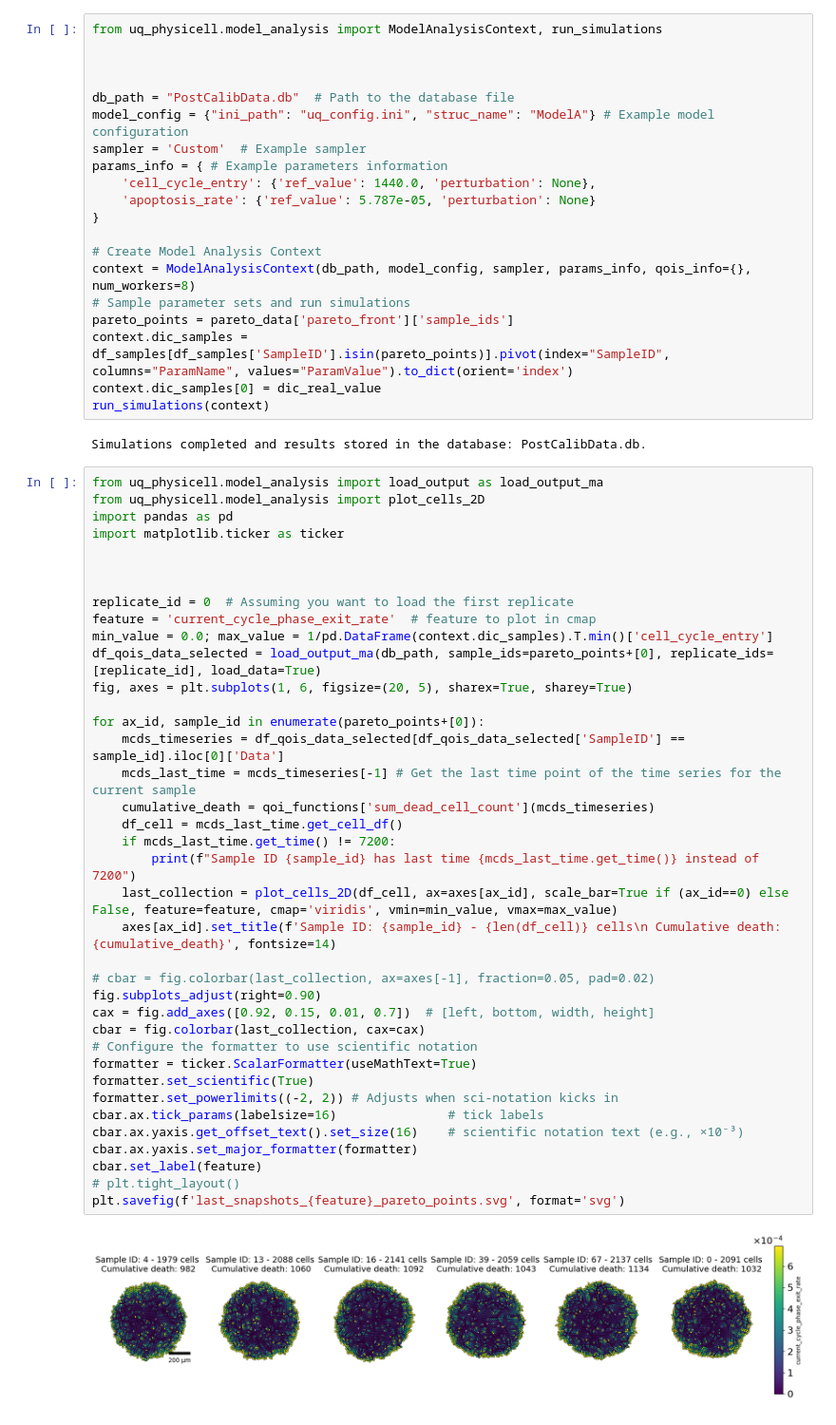
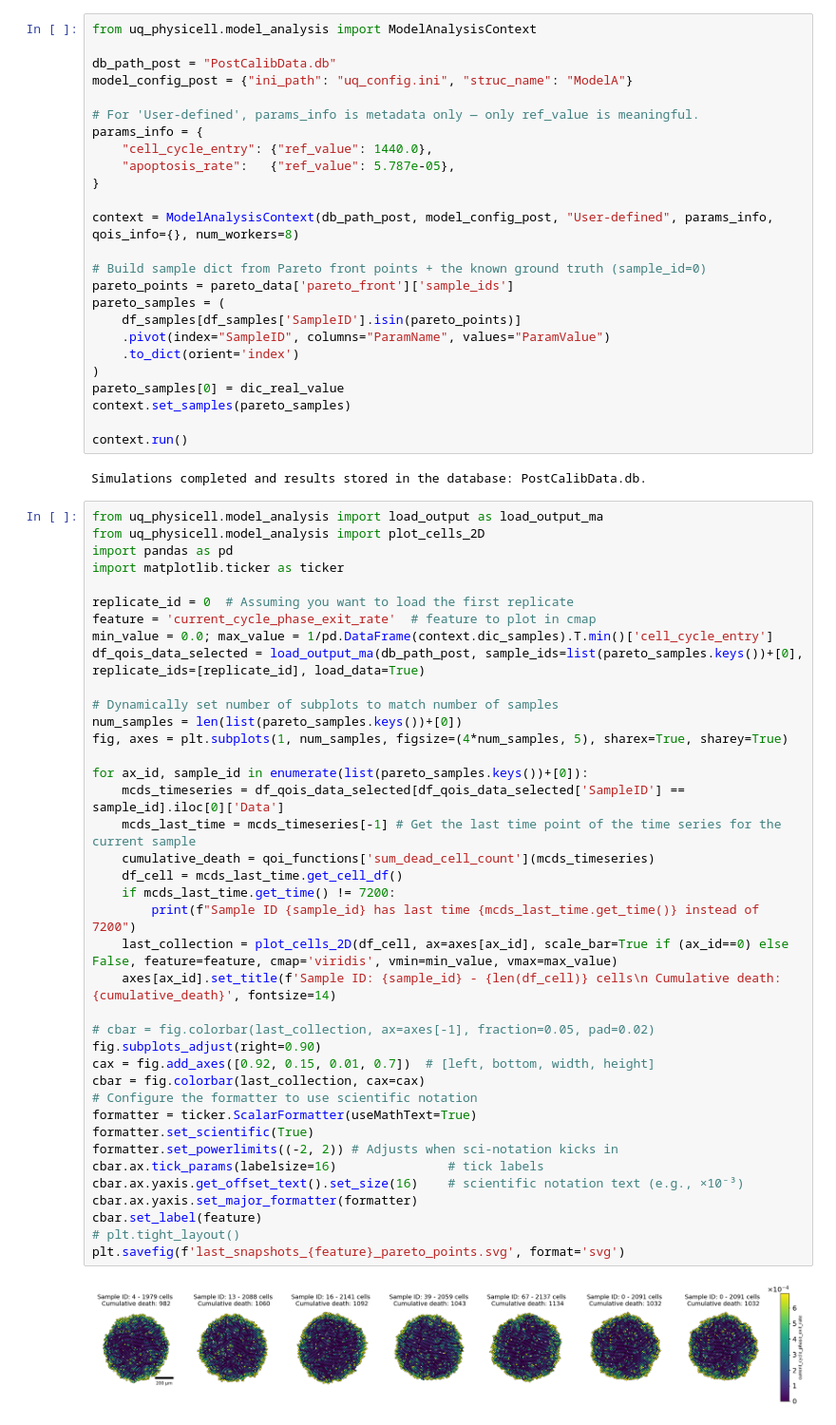
Before and after one commit to heberlr/UQ_PhysiCell, a Jupyter notebook: examples/template/ex9_Calib_BO.ipynb, the cells around one changed output. Shown at 95% size. Saved outputs shown, nothing was run; the diff lists cells and outputs as text.

Commit message:
Refactor code structure for improved readability and maintainability

```diff
--- a/examples/template/ex9_Calib_BO.ipynb
+++ b/examples/template/ex9_Calib_BO.ipynb
@@ -192,25 +197,30 @@ plt.savefig(f'Pareto_front_BO.svg', format='svg')
 # %% [output]
 [figure]
 # %%
-from uq_physicell.model_analysis import ModelAnalysisContext, run_simulations
+from uq_physicell.model_analysis import ModelAnalysisContext
 
+db_path_post = "PostCalibData.db"
+model_config_post = {"ini_path": "uq_config.ini", "struc_name": "ModelA"}
 
-
-db_path = "PostCalibData.db"  # Path to the database file
-model_config = {"ini_path": "uq_config.ini", "struc_name": "ModelA"} # Example model configuration
-sampler = 'Custom'  # Example sampler
-params_info = { # Example parameters information
-    'cell_cycle_entry': {'ref_value': 1440.0, 'perturbation': None},
-    'apoptosis_rate': {'ref_value': 5.787e-05, 'perturbation': None}
+# For 'User-defined', params_info is metadata only — only ref_value is meaningful.
+params_info = {
+    "cell_cycle_entry": {"ref_value": 1440.0},
+    "apoptosis_rate":   {"ref_value": 5.787e-05},
 }
 
-# Create Model Analysis Context
-context = ModelAnalysisContext(db_path, model_config, sampler, params_info, qois_info={}, num_workers=8)
-# Sample parameter sets and run simulations
+context = ModelAnalysisContext(db_path_post, model_config_post, "User-defined", params_info, qois_info={}, num_workers=8)
+
+# Build sample dict from Pareto front points + the known ground truth (sample_id=0)
 pareto_points = pareto_data['pareto_front']['sample_ids']
-context.dic_samples = df_samples[df_samples['SampleID'].isin(pareto_points)].pivot(index="SampleID", columns="ParamName", values="ParamValue").to_dict(orient='index')
-context.dic_samples[0] = dic_real_value
-run_simulations(context)
+pareto_samples = (
+    df_samples[df_samples['SampleID'].isin(pareto_points)]
+    .pivot(index="SampleID", columns="ParamName", values="ParamValue")
+    .to_dict(orient='index')
+)
+pareto_samples[0] = dic_real_value
+context.set_samples(pareto_samples)
+
+context.run()
 # %% [output]
 Simulations completed and results stored in the database: PostCalibData.db.
 # %%
@@ -219,37 +229,38 @@ from uq_physicell.model_analysis import plot_cells_2D
 import pandas as pd
 import matplotlib.ticker as ticker
 
-
-
 replicate_id = 0  # Assuming you want to load the first replicate
 feature = 'current_cycle_phase_exit_rate'  # feature to plot in cmap
 min_value = 0.0; max_value = 1/pd.DataFrame(context.dic_samples).T.min()['cell_cycle_entry']
-df_qois_data_selected = load_output_ma(db_path, sample_ids=pareto_points+[0], replicate_ids=[replicate_id], load_data=True)
-fig, axes = plt.subplots(1, 6, figsize=(20, 5), sharex=True, sharey=True)
+df_qois_data_selected = load_output_ma(db_path_post, sample_ids=list(pareto_samples.keys())+[0], replicate_ids=[replicate_id], load_data=True)
 
-for ax_id, sample_id in enumerate(pareto_points+[0]):
+# Dynamically set number of subplots to match number of samples
+num_samples = len(list(pareto_samples.keys())+[0])
+fig, axes = plt.subplots(1, num_samples, figsize=(4*num_samples, 5), sharex=True, sharey=True)
+
+for ax_id, sample_id in enumerate(list(pareto_samples.keys())+[0]):
     mcds_timeseries = df_qois_data_selected[df_qois_data_selected['SampleID'] == sample_id].iloc[0]['Data']
     mcds_last_time = mcds_timeseries[-1] # Get the last time point of the time series for the current sample
     cumulative_death = qoi_functions['sum_dead_cell_count'](mcds_timeseries)
     df_cell = mcds_last_time.get_cell_df()
     if mcds_last_time.get_time() != 7200:
         print(f"Sample ID {sample_id} has last time {mcds_last_time.get_time()} instead of 7200")
     last_collection = plot_cells_2D(df_cell, ax=axes[ax_id], scale_bar=True if (ax_id==0) else False, feature=feature, cmap='viridis', vmin=min_value, vmax=max_value)
     axes[ax_id].set_title(f'Sample ID: {sample_id} - {len(df_cell)} cells\n Cumulative death: {cumulative_death}', fontsize=14)
 
 # cbar = fig.colorbar(last_collection, ax=axes[-1], fraction=0.05, pad=0.02)
 fig.subplots_adjust(right=0.90)
 cax = fig.add_axes([0.92, 0.15, 0.01, 0.7])  # [left, bottom, width, height]
 cbar = fig.colorbar(last_collection, cax=cax)
 # Configure the formatter to use scientific notation
 formatter = ticker.ScalarFormatter(useMathText=True)
 formatter.set_scientific(True)
 formatter.set_powerlimits((-2, 2)) # Adjusts when sci-notation kicks in
 cbar.ax.tick_params(labelsize=16)               # tick labels
 cbar.ax.yaxis.get_offset_text().set_size(16)    # scientific notation text (e.g., ×10⁻³)
 cbar.ax.yaxis.set_major_formatter(formatter)
 cbar.set_label(feature)
 # plt.tight_layout()
 plt.savefig(f'last_snapshots_{feature}_pareto_points.svg', format='svg')
 # %% [output]
-[figure, old version]
+[figure, new version]
```
Also changed, not shown: parts of 6 cells of this notebook, 3 other files.
